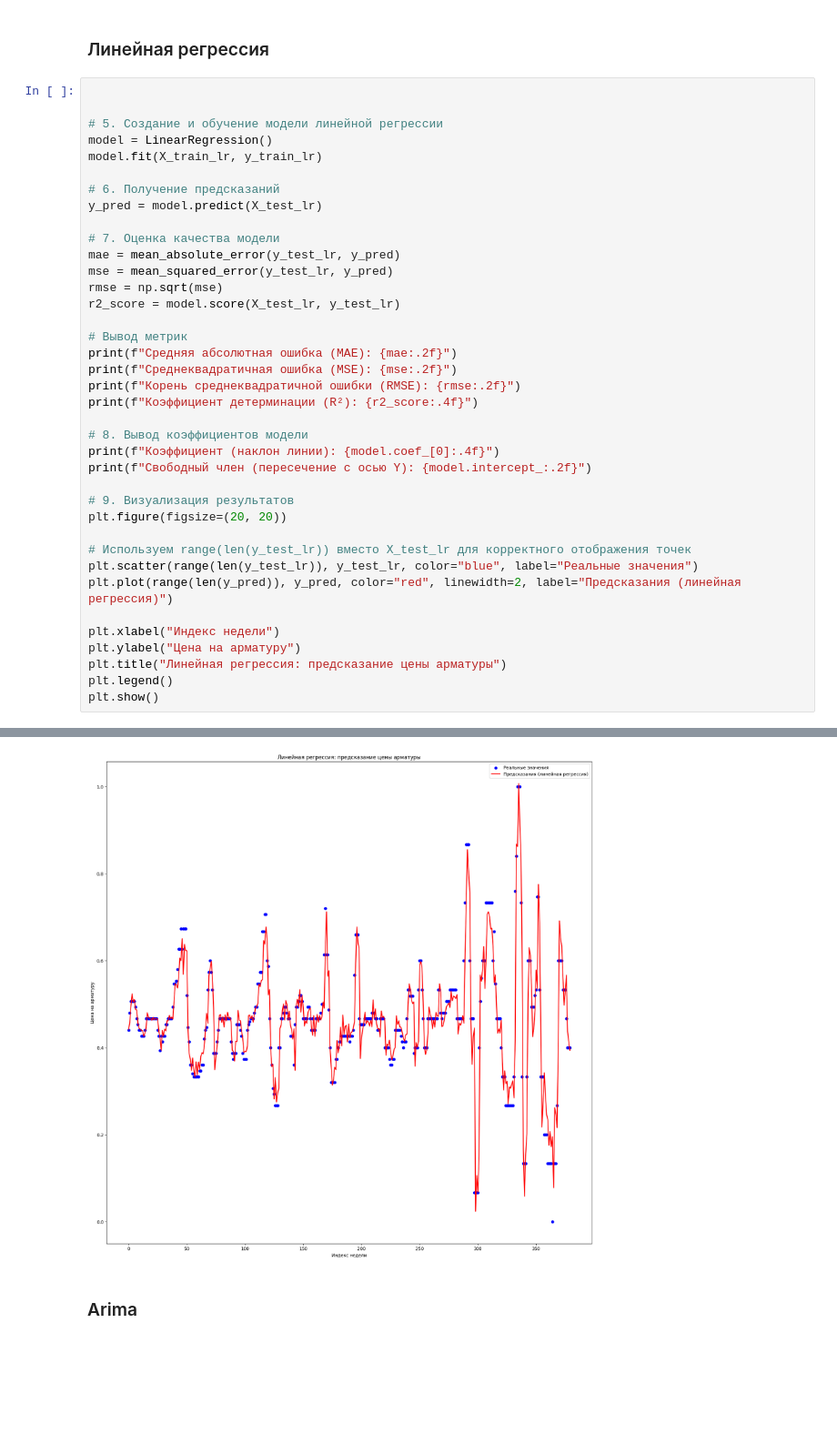
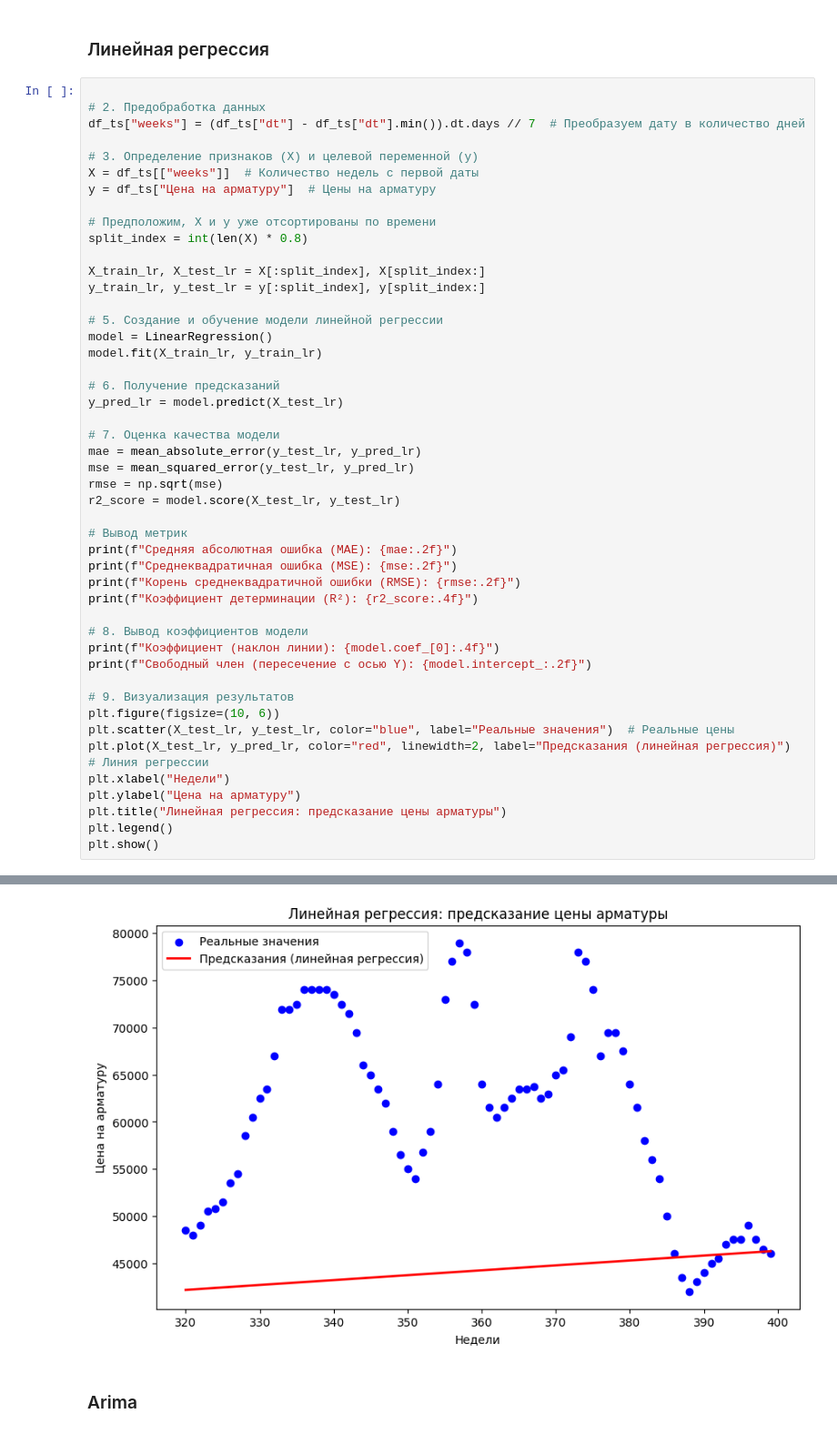
Before and after one commit to Klop4ikk/3int, a Jupyter notebook: Итоговая работа/train.ipynb, the cells around one changed output, grey strips where cells are left out. Shown at 91% size. Cells and saved outputs as stored; diff of their text form; blank space fills up the shorter version.

```diff
--- a/Итоговая работа/train.ipynb
+++ b/Итоговая работа/train.ipynb
@@ -427,17 +409,29 @@ X_test_lr, y_test_lr = create_sequences(df_ts, target_column, seq_length, reshap
 ### Линейная регрессия
 # %%
 
+# 2. Предобработка данных
+df_ts["weeks"] = (df_ts["dt"] - df_ts["dt"].min()).dt.days // 7  # Преобразуем дату в количество дней
+
+# 3. Определение признаков (X) и целевой переменной (y)
+X = df_ts[["weeks"]]  # Количество недель с первой даты
+y = df_ts["Цена на арматуру"]  # Цены на арматуру
+
+# Предположим, X и y уже отсортированы по времени
+split_index = int(len(X) * 0.8)
+
+X_train_lr, X_test_lr = X[:split_index], X[split_index:]
+y_train_lr, y_test_lr = y[:split_index], y[split_index:]
 
 # 5. Создание и обучение модели линейной регрессии
 model = LinearRegression()
 model.fit(X_train_lr, y_train_lr)
 
 # 6. Получение предсказаний
-y_pred = model.predict(X_test_lr)
+y_pred_lr = model.predict(X_test_lr)
 
 # 7. Оценка качества модели
-mae = mean_absolute_error(y_test_lr, y_pred)
-mse = mean_squared_error(y_test_lr, y_pred)
+mae = mean_absolute_error(y_test_lr, y_pred_lr)
+mse = mean_squared_error(y_test_lr, y_pred_lr)
 rmse = np.sqrt(mse)
 r2_score = model.score(X_test_lr, y_test_lr)
 
@@ -452,13 +446,10 @@ print(f"Коэффициент (наклон линии): {model.coef_[0]:.4f}")
 print(f"Свободный член (пересечение с осью Y): {model.intercept_:.2f}")
 
 # 9. Визуализация результатов
-plt.figure(figsize=(20, 20))
-
-# Используем range(len(y_test_lr)) вместо X_test_lr для корректного отображения точек
-plt.scatter(range(len(y_test_lr)), y_test_lr, color="blue", label="Реальные значения")
-plt.plot(range(len(y_pred)), y_pred, color="red", linewidth=2, label="Предсказания (линейная регрессия)")
-
-plt.xlabel("Индекс недели")
+plt.figure(figsize=(10, 6))
+plt.scatter(X_test_lr, y_test_lr, color="blue", label="Реальные значения")  # Реальные цены
+plt.plot(X_test_lr, y_pred_lr, color="red", linewidth=2, label="Предсказания (линейная регрессия)")  # Линия регрессии
+plt.xlabel("Недели")
 plt.ylabel("Цена на арматуру")
 plt.title("Линейная регрессия: предсказание цены арматуры")
 plt.legend()
@@ -473,4 +464,4 @@ plt.show()
-[figure, old version]
+[figure, new version]
 # %% [markdown]
 ### Arima
 # %%
```
Also changed, not shown: parts of 22 cells of this notebook.
